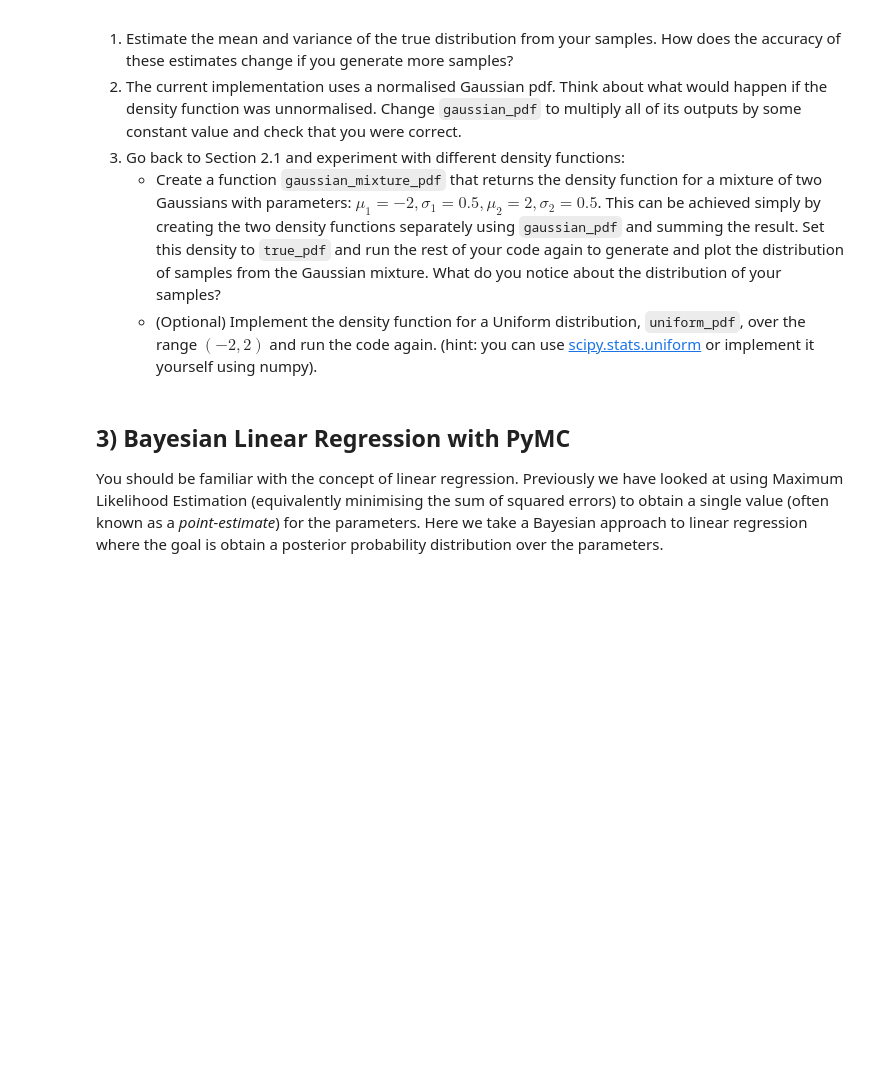
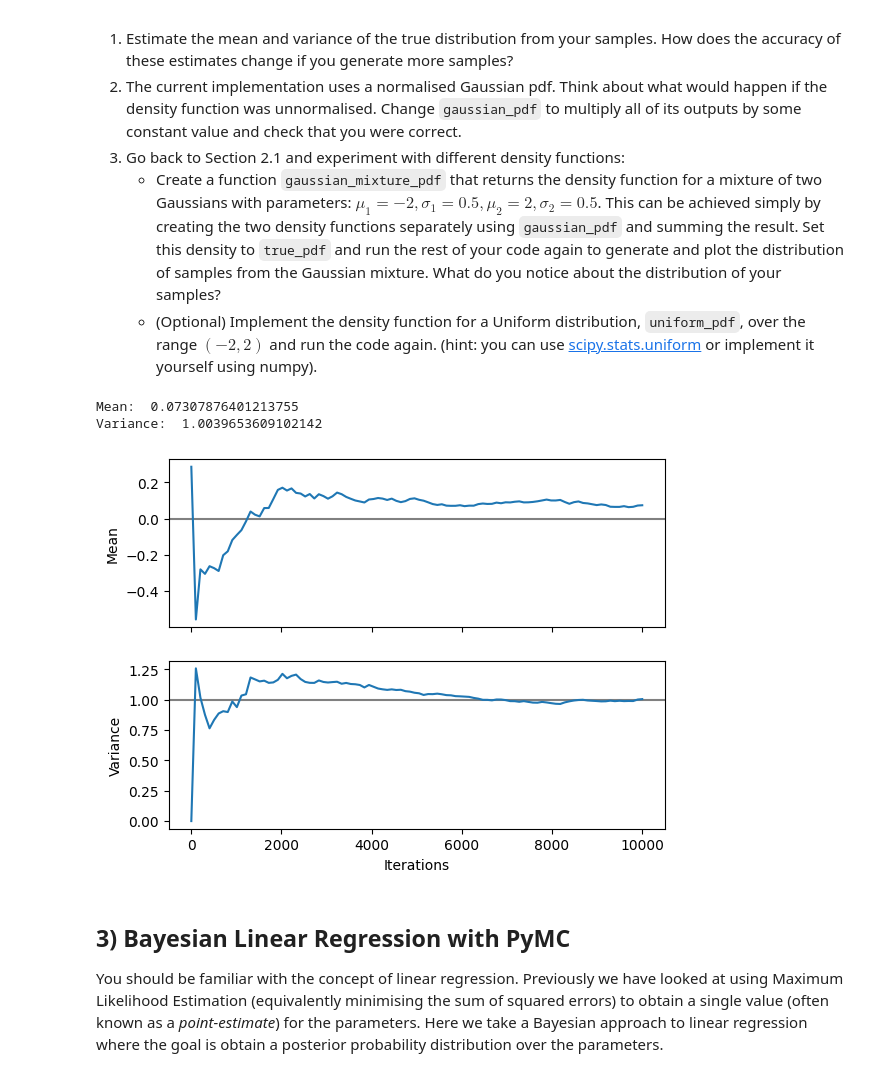
Before and after one commit to Rolodophone/ml-labs, a Jupyter notebook: lab4/lab4-Bayesian_Networks_MCMC_PyMC3.ipynb, the cells around one changed output. Cells and saved outputs as stored; diff of their text form; code cells hidden in the pictures; blank space fills up the shorter version.

```diff
--- a/lab4/lab4-Bayesian_Networks_MCMC_PyMC3.ipynb
+++ b/lab4/lab4-Bayesian_Networks_MCMC_PyMC3.ipynb
@@ -178,6 +185,24 @@ for t in range(1, iterations+1):
 3. Go back to Section 2.1 and experiment with different density functions:
     - Create a function `gaussian_mixture_pdf` that returns the density function for a mixture of two Gaussians with parameters: $\mu_1 = -2, \sigma_1=0.5, \mu_2=2, \sigma_2=0.5$. This can be achieved simply by creating the two density functions separately using `gaussian_pdf` and summing the result. Set this density to `true_pdf` and run the rest of your code again to generate and plot the distribution of samples from the Gaussian mixture. What do you notice about the distribution of your samples?
     - (Optional) Implement the density function for a Uniform distribution, `uniform_pdf`, over the range $(-2, 2)$ and run the code again. (hint: you can use [scipy.stats.uniform](https://docs.scipy.org/doc/scipy/reference/generated/scipy.stats.uniform.html) or implement it yourself using numpy).
+# %%
+# 1.
+print("Mean: ", np.mean(samples_list))
+print("Variance: ", np.var(samples_list))
+
+fig, (ax1, ax2) = plt.subplots(2, sharex=True)
+xs = np.linspace(1, 10000, 100, dtype="int")
+ax1.axhline(0, c="gray")
+ax1.plot(xs, np.vectorize(lambda x: np.mean(samples_list[:x]))(xs))
+ax1.set(ylabel="Mean")
+ax2.axhline(1, c="gray")
+ax2.plot(xs, np.vectorize(lambda x: np.var(samples_list[:x]))(xs))
+ax2.set(xlabel="Iterations", ylabel="Variance")
+plt.show()
+# %% [output]
+Mean:  0.07307876401213755
+Variance:  1.0039653609102142
+[figure, added]
 # %% [markdown]
 ## 3) Bayesian Linear Regression with PyMC
 
```
Also changed, not shown: parts of 10 cells of this notebook.
